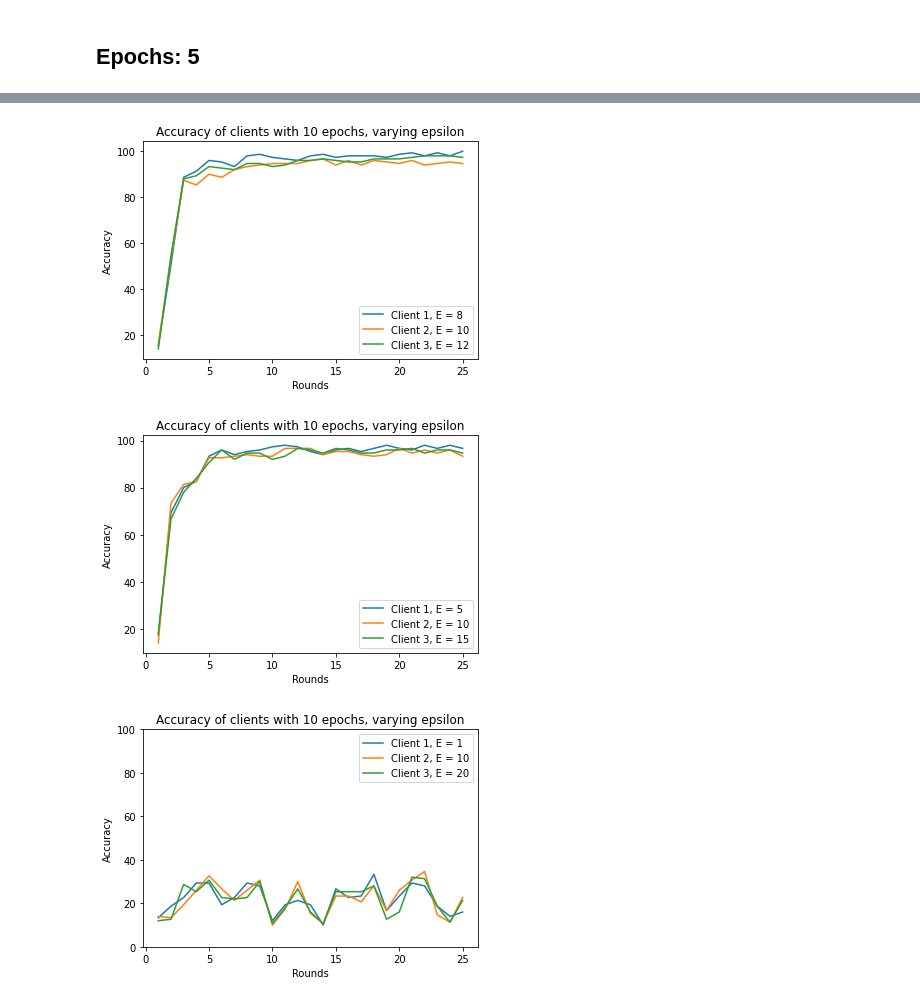
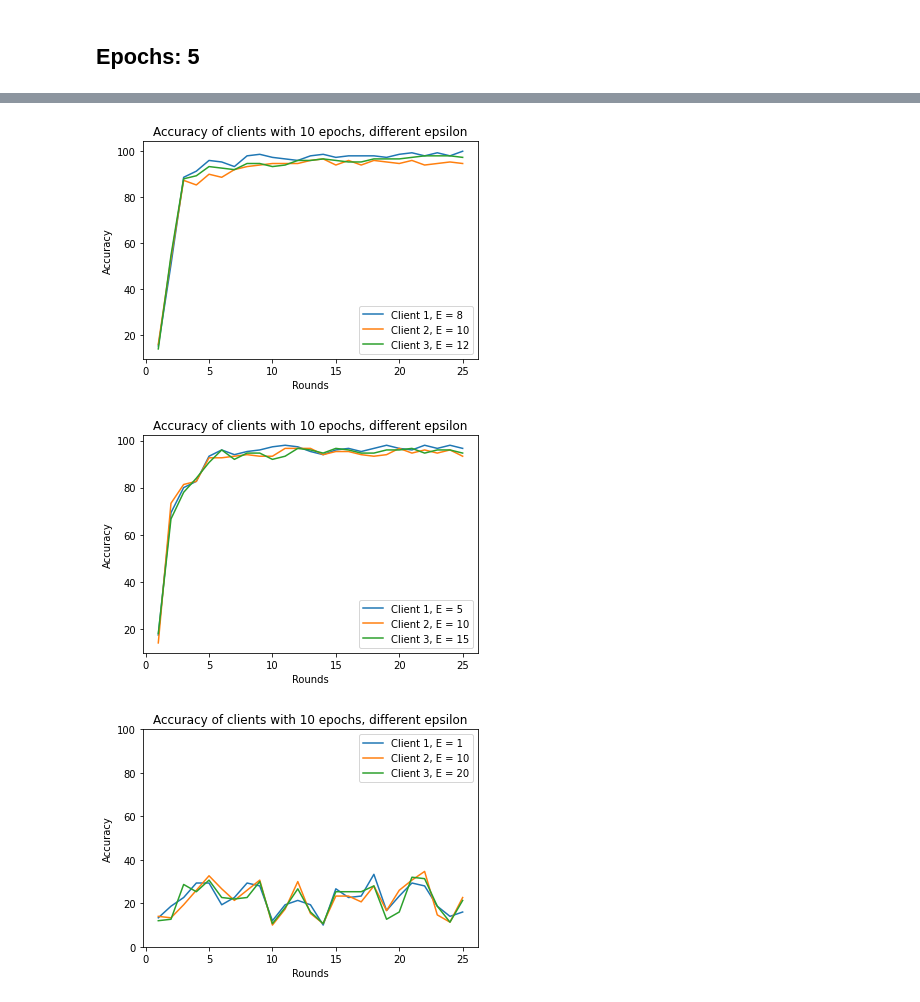
Before and after one commit to saptarshidec/LDP-FL-Blockchain, a Jupyter notebook: testapp/results.ipynb, the cells around one changed output, grey strips where cells are left out. Drawn from its saved outputs; the diff is of its cells as text; code cells hidden in the pictures.

```diff
--- a/testapp/results.ipynb
+++ b/testapp/results.ipynb
@@ -228,16 +216,17 @@ for i in n_10_e_diff_acc:
 # %%
 import matplotlib.pyplot as plt
 import numpy as np
+from matplotlib.pyplot import figure
 
-plt.plot(rounds, n_10_e_1_acc_client1, label='E = 1')
-plt.plot(rounds, n_10_e_4_acc_client1, label='E = 4')
-plt.plot(rounds, n_10_e_8_acc_client1, label='E = 8')
-plt.plot(rounds, n_10_e_15_acc_client1, label='E = 15')
-# plt.plot(rounds, n_10_e_40_acc_client1, label='E = 40')
-# plt.plot(rounds, n_10_e_diff_acc_client1, label='E = [1, 8, 15]')
-plt.legend()
-plt.xlabel('Rounds')
-plt.ylabel('Accuracy')
-plt.title('Accuracy of client 1 with 10 epochs, 75 images per digit')
-plt.show()
+for i in range(3):
+    plt.clf()
+    plt.plot(rounds, n_10_e_1_acc_client[i], label='E = 1')
+    plt.plot(rounds, n_10_e_4_acc_client[i], label='E = 4')
+    plt.plot(rounds, n_10_e_8_acc_client[i], label='E = 8')
+    plt.plot(rounds, n_10_e_15_acc_client[i], label='E = 15')
+    plt.legend()
+    plt.xlabel('Rounds')
+    plt.ylabel('Accuracy')
+    plt.title('Accuracy of client {} with 10 epochs, 75 images per digit'.format(i+1))
+    plt.savefig('./results/client{}_10_epochs_75_images_vary_epsilon.png'.format(i+1))
 # %% [output]
@@ -664,45 +596,42 @@ n_15_e_vary_i_75_acc = [
   [ 0.9866666666666667, 0.94, 0.9466666666666667 ],
   [ 0.9733333333333334, 0.9466666666666667, 0.9333333333333333 ],
   [ 0.9666666666666667, 0.9466666666666667, 0.94 ],
   [ 0.96, 0.9466666666666667, 0.96 ],
   [ 0.98, 0.96, 0.96 ],
   [ 0.9866666666666667, 0.9666666666666667, 0.9666666666666667 ],
   [ 0.9733333333333334, 0.94, 0.96 ],
   [ 0.98, 0.96, 0.9533333333333334 ],
   [ 0.98, 0.94, 0.9533333333333334 ],
   [ 0.98, 0.96, 0.9666666666666667 ],
   [ 0.9733333333333334, 0.9533333333333334, 0.9666666666666667 ],
   [ 0.9866666666666667, 0.9466666666666667, 0.9666666666666667 ],
   [ 0.9933333333333333, 0.96, 0.9733333333333334 ],
   [ 0.98, 0.94, 0.98 ],
   [ 0.9933333333333333, 0.9466666666666667, 0.98 ],
   [ 0.98, 0.9533333333333334, 0.98 ],
   [ 1, 0.9466666666666667, 0.9733333333333334 ]
 ]
 
-n_15_e_vary_i_75_acc_client1 = []
-n_15_e_vary_i_75_acc_client2 = []
-n_15_e_vary_i_75_acc_client3 = []
+n_15_e_vary_i_75_acc_client = [[], [], []]
 
 for i in n_15_e_vary_i_75_acc:
-    n_15_e_vary_i_75_acc_client1.append(i[0]*100)
-    n_15_e_vary_i_75_acc_client2.append(i[1]*100)
-    n_15_e_vary_i_75_acc_client3.append(i[2]*100)
+    for j in range(3):
+        n_15_e_vary_i_75_acc_client[j].append(i[j]*100)
 
 import matplotlib.pyplot as plt
 import numpy as np
 
-plt.plot(rounds, n_15_e_vary_i_75_acc_client1, label='Client 1, E = 8')
-plt.plot(rounds, n_15_e_vary_i_75_acc_client2, label='Client 2, E = 10')
-plt.plot(rounds, n_15_e_vary_i_75_acc_client3, label='Client 3, E = 12')
+plt.plot(rounds, n_15_e_vary_i_75_acc_client[0], label='Client 1, E = 8')
+plt.plot(rounds, n_15_e_vary_i_75_acc_client[1], label='Client 2, E = 10')
+plt.plot(rounds, n_15_e_vary_i_75_acc_client[2], label='Client 3, E = 12')
 plt.legend()
 plt.xlabel('Rounds')
 plt.ylabel('Accuracy')
 
-plt.title('Accuracy of clients with 10 epochs, varying epsilon')
-plt.show()
+plt.title('Accuracy of clients with 10 epochs, different epsilon')
+plt.savefig('./results/clients_10_epochs_diff_epsilon.png')
 # %% [output]
-[figure, old version]
+[figure, new version]
 # %%
 n_15_e_vary2_i_75_acc = [
   [ 0.17333333333333334, 0.14, 0.18 ],
@@ -753,11 +682,10 @@ plt.plot(rounds, n_15_e_vary2_i_75_acc_client3, label='Client 3, E = 15')
 plt.legend()
 plt.xlabel('Rounds')
 plt.ylabel('Accuracy')
-plt.title('Accuracy of clients with 10 epochs, varying epsilon')
-
-plt.show()
+plt.title('Accuracy of clients with 10 epochs, different epsilon')
+plt.savefig('./results/clients_10_epochs_diff_epsilon2.png')
 # %% [output]
-[figure, old version]
+[figure, new version]
 # %%
 n_10_e_vary3_i_75_acc = [
   [ 0.13333333333333333, 0.14, 0.12 ],
@@ -807,7 +735,7 @@ plt.legend()
 plt.xlabel('Rounds')
 plt.ylabel('Accuracy')
 
-plt.title('Accuracy of clients with 10 epochs, varying epsilon')
-plt.show()
+plt.title('Accuracy of clients with 10 epochs, different epsilon')
+plt.savefig('./results/clients_10_epochs_diff_epsilon3.png')
 # %% [output]
-[figure, old version]
+[figure, new version]
```
Also changed, not shown: parts of 7 cells of this notebook, 21 other files.
